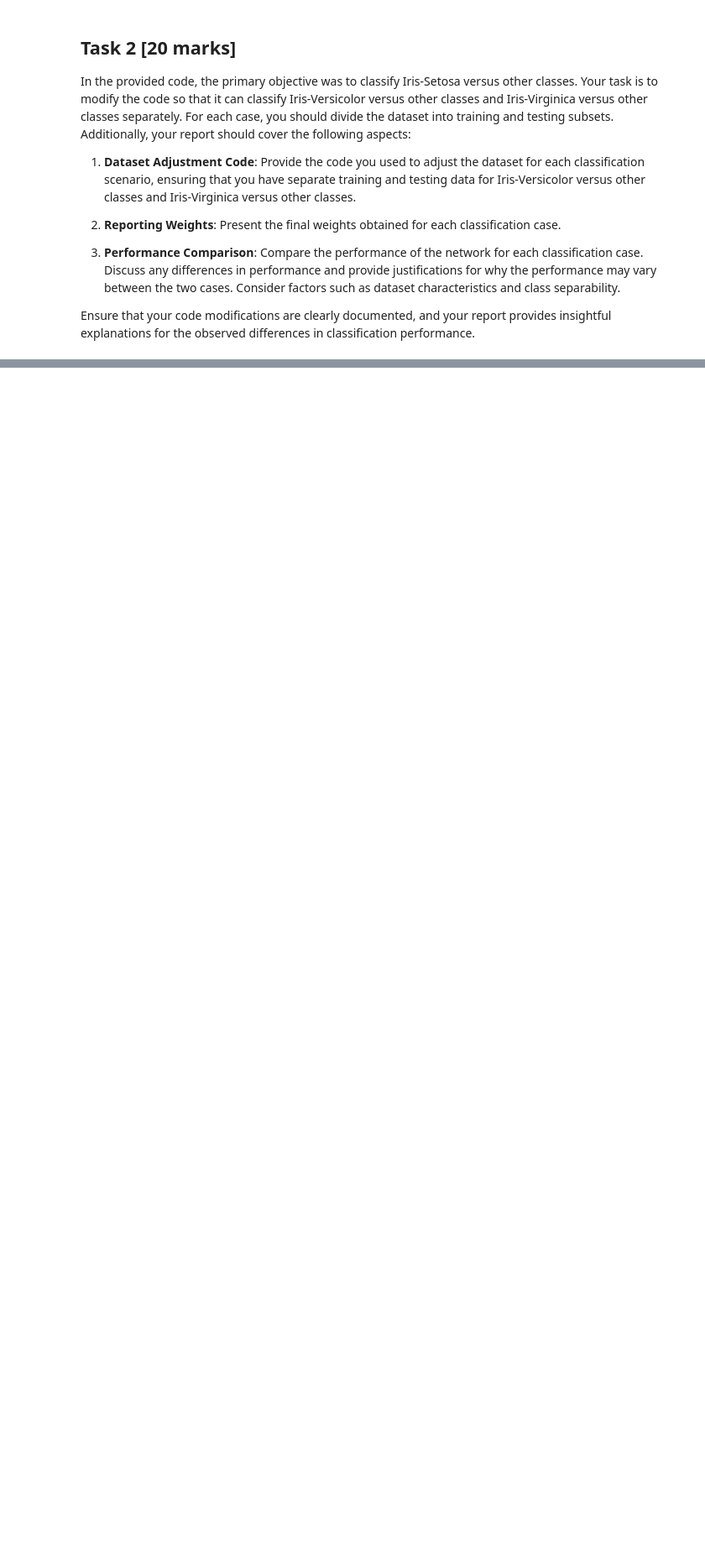
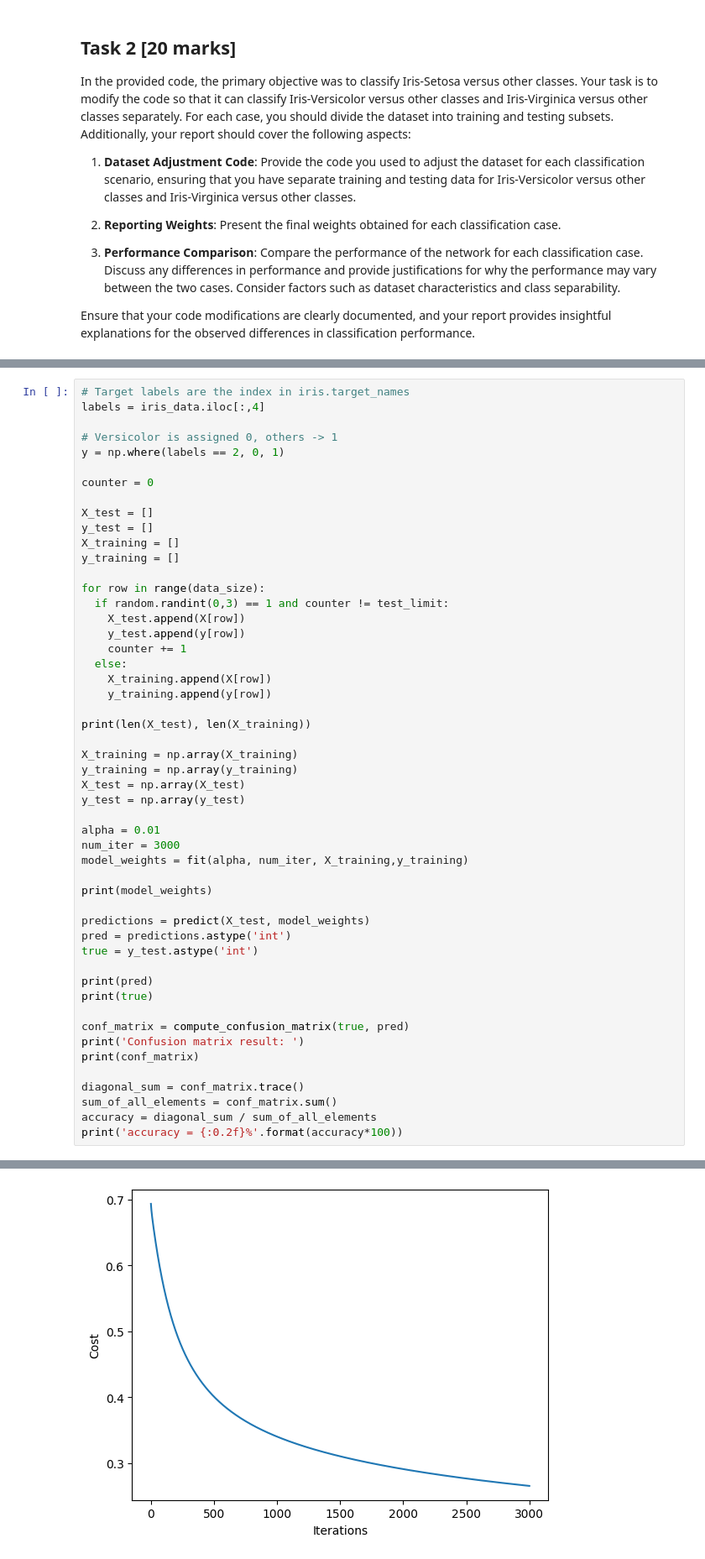
Before and after one commit to putyfruity/imperial_eee_machine_learning_course, a Jupyter notebook: 04_ML_Logistic.ipynb, the cells around one changed output, grey strips where cells are left out. Shown at 84% size. Drawn from its saved outputs; the diff is of its cells as text; blank space fills up the shorter version.

```diff
--- a/04_ML_Logistic.ipynb
+++ b/04_ML_Logistic.ipynb
@@ -368,0 +452,52 @@ Ensure that your code modifications are clearly documented, and your report prov
+# %%
+# Target labels are the index in iris.target_names
+labels = iris_data.iloc[:,4]
+
+# Versicolor is assigned 0, others -> 1
+y = np.where(labels == 2, 0, 1)
+
+counter = 0
+
+X_test = []
+y_test = []
+X_training = []
+y_training = []
+
+for row in range(data_size):
+  if random.randint(0,3) == 1 and counter != test_limit:
+    X_test.append(X[row])
+    y_test.append(y[row])
+    counter += 1
+  else:
+    X_training.append(X[row])
+    y_training.append(y[row])
+
+print(len(X_test), len(X_training))
+
+X_training = np.array(X_training)
+y_training = np.array(y_training)
+X_test = np.array(X_test)
+y_test = np.array(y_test)
+
+alpha = 0.01
+num_iter = 3000
+model_weights = fit(alpha, num_iter, X_training,y_training)
+
+print(model_weights)
+
+predictions = predict(X_test, model_weights)
+pred = predictions.astype('int')
+true = y_test.astype('int')
+
+print(pred)
+print(true)
+
+conf_matrix = compute_confusion_matrix(true, pred)
+print('Confusion matrix result: ')
+print(conf_matrix)
+
+diagonal_sum = conf_matrix.trace()
+sum_of_all_elements = conf_matrix.sum()
+accuracy = diagonal_sum / sum_of_all_elements
+print('accuracy = {:0.2f}%'.format(accuracy*100))
+# %% [output]
@@ -368,0 +521 @@ Ensure that your code modifications are clearly documented, and your report prov
+[figure, added]
```
Also changed, not shown: parts of 5 cells of this notebook.
